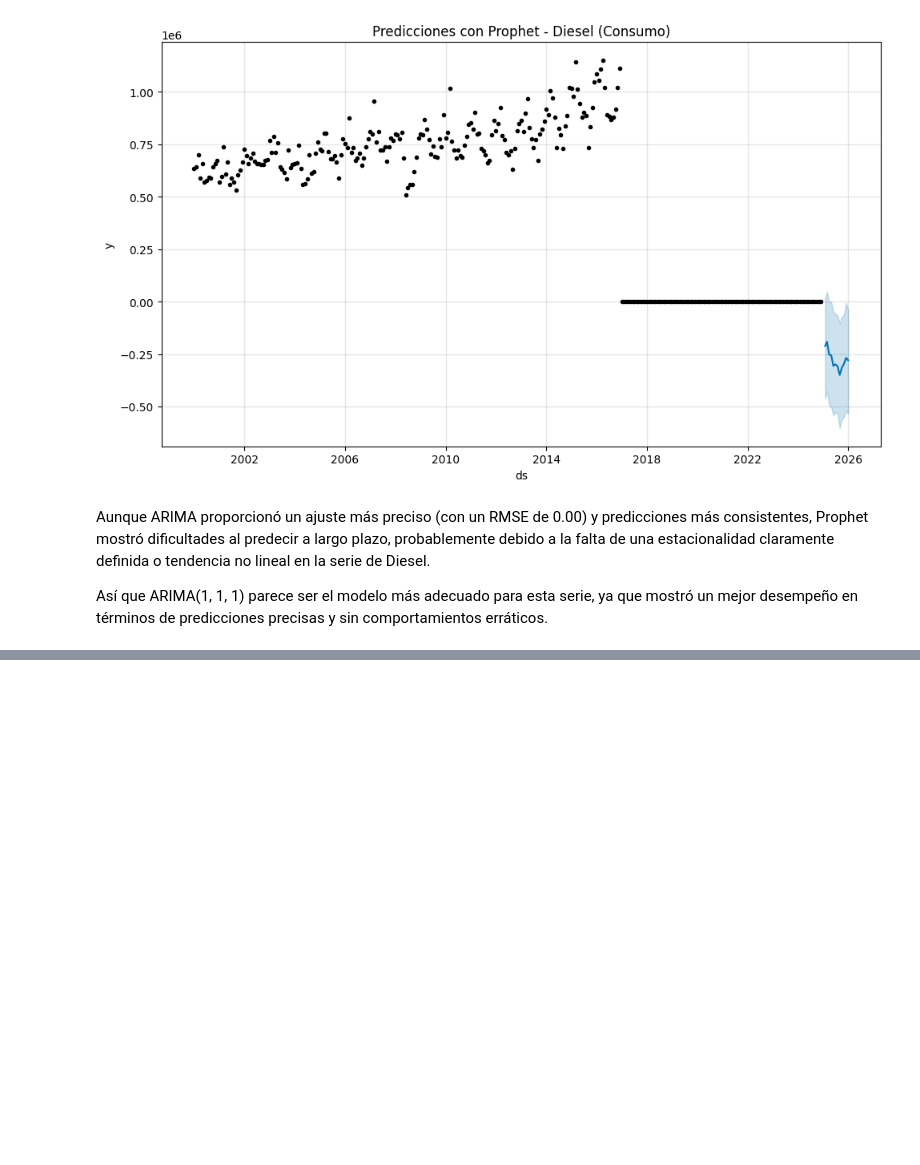
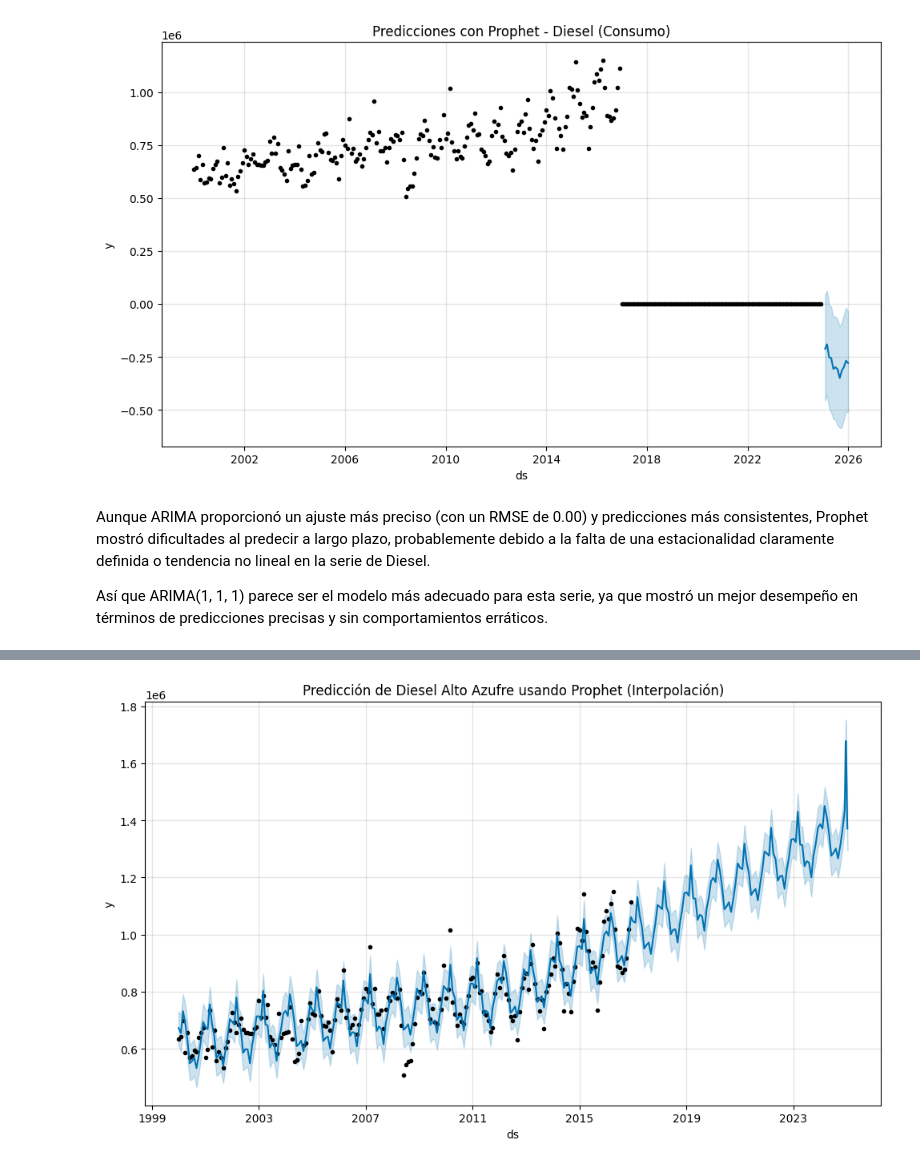
Before and after one commit to michellemej22596/Laboratorio-01-Series-de-Tiempo, a Jupyter notebook: ConsumoDiesel.ipynb, the cells around one changed output, grey strips where cells are left out. Saved outputs shown, nothing was run; the diff lists cells and outputs as text; code cells hidden in the pictures; blank space fills up the shorter version.

```diff
--- a/ConsumoDiesel.ipynb
+++ b/ConsumoDiesel.ipynb
@@ -224,0 +262,39 @@ Así que ARIMA(1, 1, 1) parece ser el modelo más adecuado para esta serie, ya q
+# %%
+import pandas as pd
+from prophet import Prophet
+import matplotlib.pyplot as plt
+
+# Cargar el archivo original de consumo
+df_consumo = pd.read_excel("Consumo.xlsx")
+
+# Reemplazar los valores de 0.00 en Diesel con NaN para aplicar interpolación
+df_consumo['Diesel alto azufre'] = df_consumo['Diesel alto azufre'].replace(0.00, pd.NA)
+
+# Interpolar los valores nulos (usando interpolación lineal)
+df_consumo['Diesel alto azufre'] = df_consumo['Diesel alto azufre'].interpolate(method='linear')
+
+# Guardar el archivo modificado (no sobrescribir el original)
+df_consumo_modified = df_consumo.copy()
+df_consumo_modified.to_excel("Consumo_Interpolado.xlsx", index=False)
+
+# Preparar los datos para Prophet
+df_prophet_diesel = df_consumo_modified[['Fecha', 'Diesel alto azufre']].rename(columns={'Fecha': 'ds', 'Diesel alto azufre': 'y'})
+
+# Crear el modelo Prophet
+modelo_prophet_diesel = Prophet(yearly_seasonality=True)
+
+# Ajustar el modelo
+modelo_prophet_diesel.fit(df_prophet_diesel)
+
+# Crear el dataframe para los próximos 36 meses (últimos 3 años)
+future_diesel = modelo_prophet_diesel.make_future_dataframe(periods=36)
+
+# Realizar las predicciones
+forecast_diesel = modelo_prophet_diesel.predict(future_diesel)
+
+# Graficar las predicciones
+modelo_prophet_diesel.plot(forecast_diesel)
+plt.title("Predicción de Diesel Alto Azufre usando Prophet (Interpolación)")
+plt.tight_layout()
+plt.show()
+# %% [output]
@@ -224,0 +303 @@ Así que ARIMA(1, 1, 1) parece ser el modelo más adecuado para esta serie, ya q
+[figure, added]
```
Also changed, not shown: parts of 7 cells of this notebook, 3 other files.
